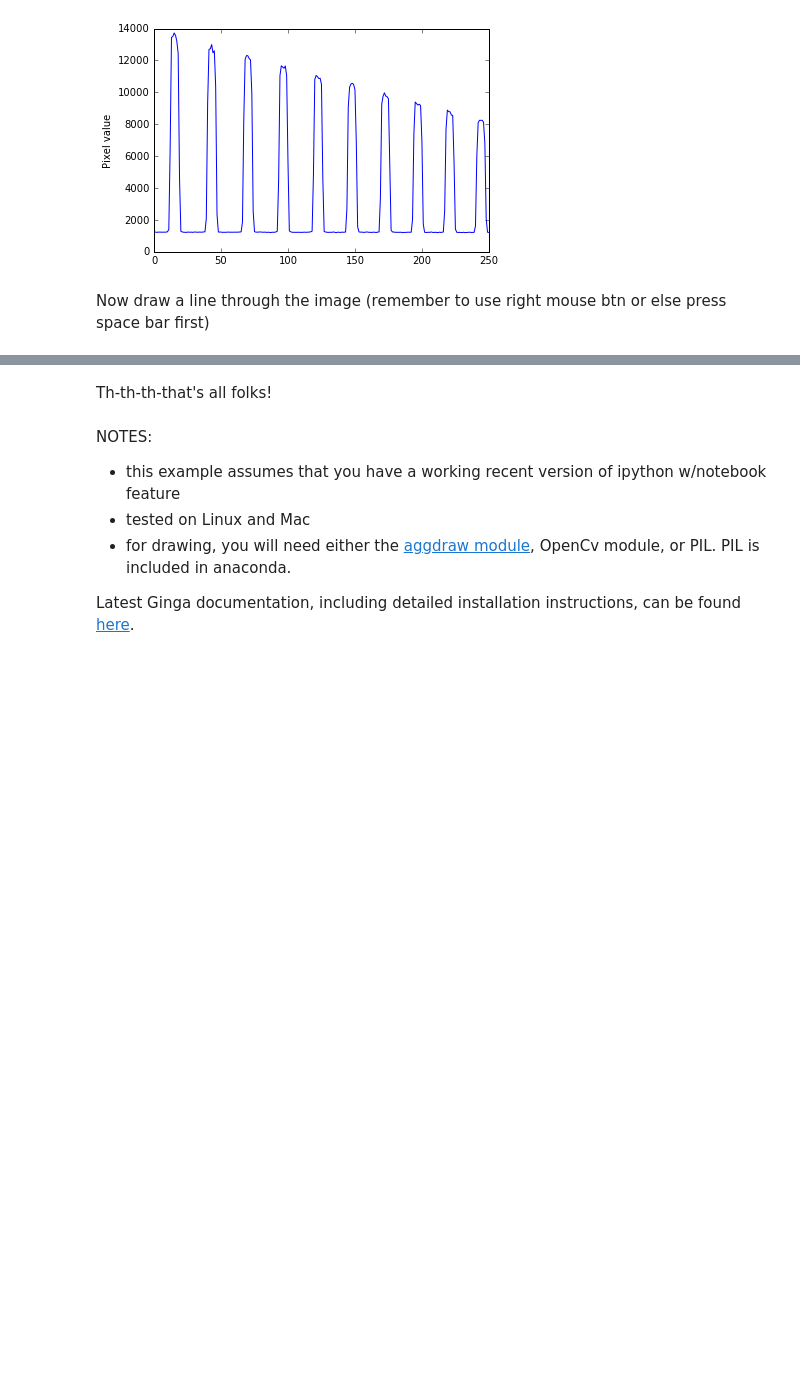
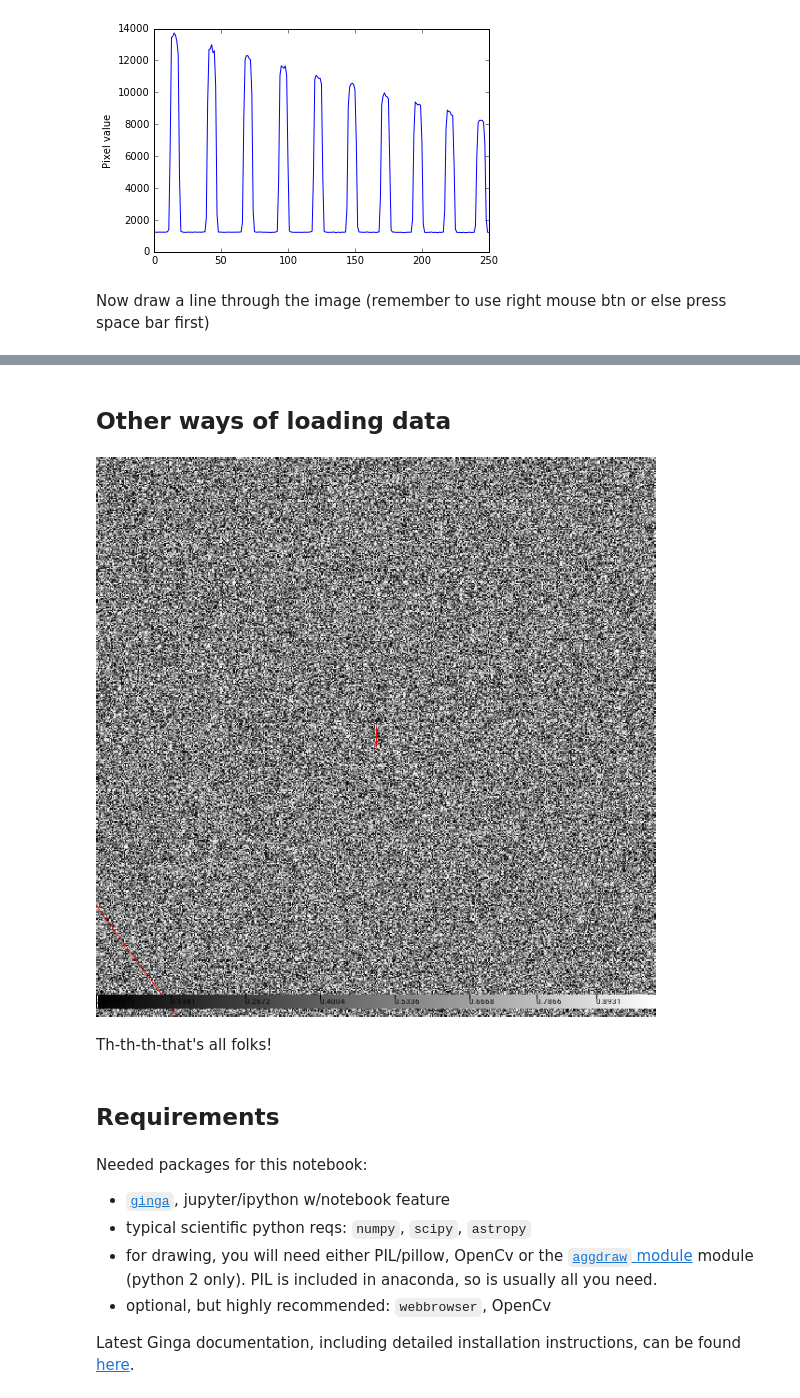
Before and after one commit to ejeschke/ginga, a Jupyter notebook: ginga/examples/ipython-notebook/ginga_ipython_demo.ipynb, the cells around one changed output, grey strips where cells are left out. Drawn from its saved outputs; the diff is of its cells as text; code cells hidden in the pictures; blank space fills up the shorter version.

Commit message:
Updates to ipg ginga jupyter notebook module

```diff
--- a/ginga/examples/ipython-notebook/ginga_ipython_demo.ipynb
+++ b/ginga/examples/ipython-notebook/ginga_ipython_demo.ipynb
@@ -304,0 +313,13 @@ getplot(v1)
+# %% [markdown]
+## Other ways of loading data
+# %%
+# make some random data in a numpy array
+import numpy as np
+import random
+data_np = np.random.rand(512, 512)
+# %%
+# example of loading numpy data directly to the viewer
+v1.load_data(data_np)
+v1.show()
+# %% [output]
+[figure, added]
@@ -305,10 +332,13 @@ getplot(v1)
 # %% [markdown]
 Th-th-th-that's all folks!
+# %% [markdown]
+## Requirements
 # %% [markdown]
-NOTES:
+Needed packages for this notebook:
 
-- this example assumes that you have a working recent version of ipython w/notebook feature
-- tested on Linux and Mac
-- for drawing, you will need either the [aggdraw module](https://github.com/ejeschke/aggdraw), OpenCv module, or PIL.  PIL is included in anaconda.
+- [`ginga`](https://github.com/ejeschke/ginga), jupyter/ipython w/notebook feature
+- typical scientific python reqs: `numpy`, `scipy`, `astropy`
+- for drawing, you will need either PIL/pillow, OpenCv or the [`aggdraw` module](https://github.com/ejeschke/aggdraw) module (python 2 only).  PIL is included in anaconda, so is usually all you need.
+- optional, but highly recommended: `webbrowser`, OpenCv
 
 Latest Ginga documentation, including detailed installation instructions, can be found [here](http://ginga.readthedocs.org/en/latest/).
```
Also changed, not shown: parts of 25 cells of this notebook, 1 other file.
